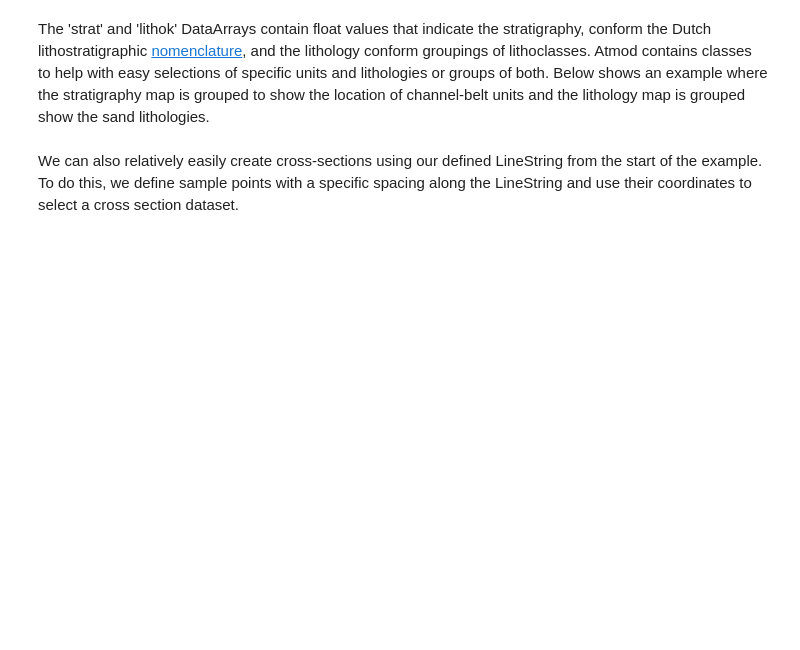
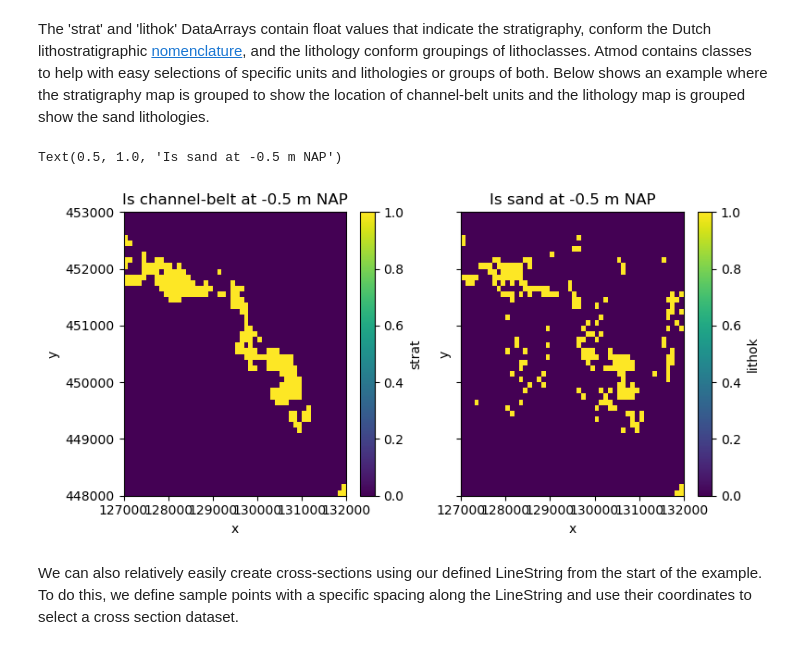
Before and after one commit to Deltares-research/atlantis-models, a Jupyter notebook: examples/tgg_sri_workshop.ipynb, the cells around one changed output. Cells and saved outputs as stored; diff of their text form; code cells hidden in the pictures; blank space fills up the shorter version.

```diff
--- a/examples/tgg_sri_workshop.ipynb
+++ b/examples/tgg_sri_workshop.ipynb
@@ -54,18 +69,21 @@ ax[1].set_title('Lithology -0.5 m NAP')
 # %% [markdown]
 The 'strat' and 'lithok' DataArrays contain float values that indicate the stratigraphy, conform the Dutch lithostratigraphic [nomenclature](https://www.dinoloket.nl/stratigrafische-nomenclator), and the lithology conform groupings of lithoclasses. Atmod contains classes to help with easy selections of specific units and lithologies or groups of both. Below shows an example where the stratigraphy map is grouped to show the location of channel-belt units and the lithology map is grouped show the sand lithologies.
 # %%
-strat_select = geotop['strat'].sel(z=-0.5)
-litho_select = geotop['lithok'].sel(z=-0.5)
+strat_select = geotop['strat'].sel(z=-0.5, method='nearest')
+litho_select = geotop['lithok'].sel(z=-0.5, method='nearest')
 
 sand = [Lithology.fine_sand, Lithology.medium_sand, Lithology.coarse_sand]
 
 is_channel_map = strat_select.isin(StratGeoTop.channel_belts.values)
 is_sand_map = litho_select.isin(sand)
 
 fig, ax = plt.subplots(ncols=2, sharey=True, figsize=(8, 4), tight_layout=True)
 is_channel_map.plot(ax=ax[0])
 is_sand_map.plot(ax=ax[1])
 ax[0].set_title('Is channel-belt at -0.5 m NAP')
 ax[1].set_title('Is sand at -0.5 m NAP')
+# %% [output]
+Text(0.5, 1.0, 'Is sand at -0.5 m NAP')
+[figure, added]
 # %% [markdown]
 We can also relatively easily create cross-sections using our defined LineString from the start of the example. To do this, we define sample points with a specific spacing along the LineString and use their coordinates to select a cross section dataset.
```
Also changed, not shown: parts of 6 cells of this notebook.
